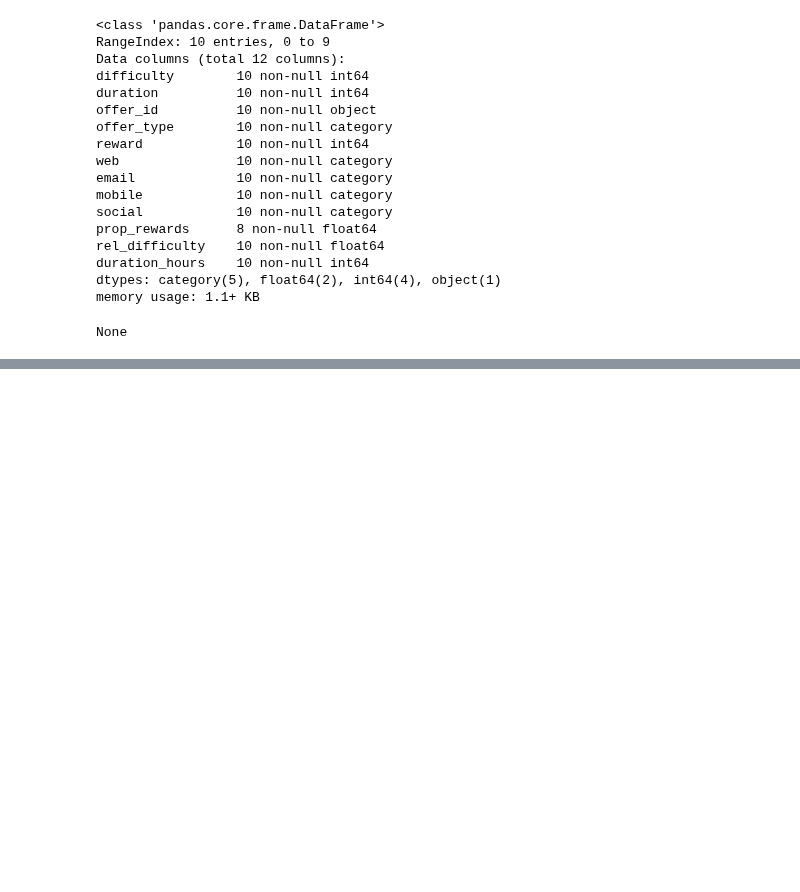
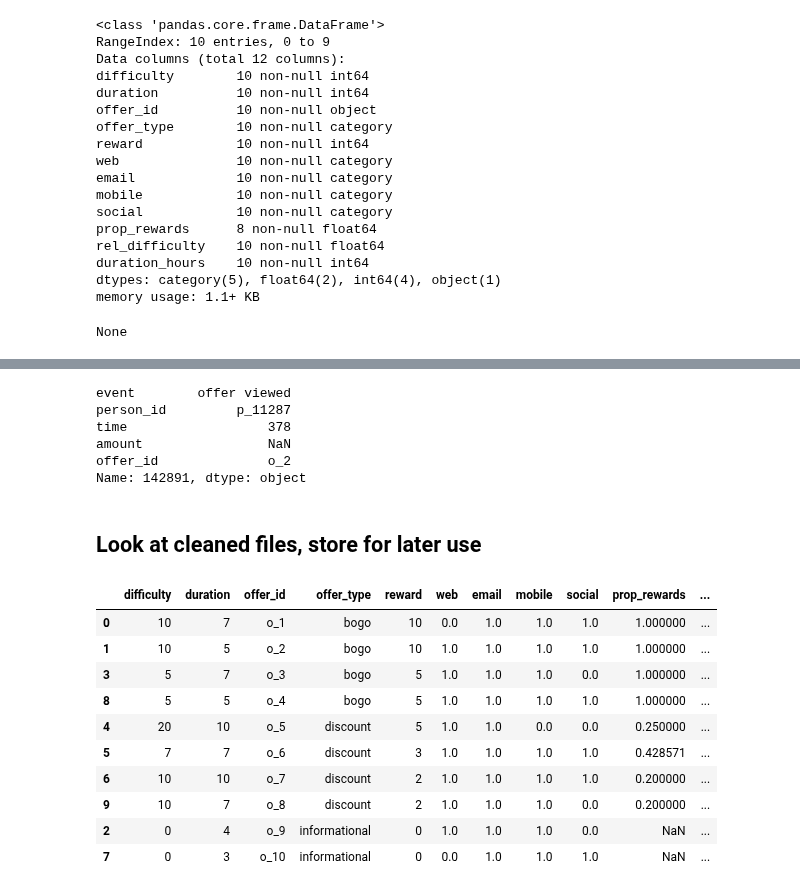
Before and after one commit to rbuerki/segmentation-challenge-starbucks, a Jupyter notebook: 1-data_prep.ipynb, the cells around one changed output, grey strips where cells are left out. Cells and saved outputs as stored; diff of their text form; code cells hidden in the pictures; blank space fills up the shorter version.

```diff
--- a/1-data_prep.ipynb
+++ b/1-data_prep.ipynb
@@ -241,0 +404,28 @@ None
+# %%
+# additional safety checks
+assert transcript.loc[228390, 'offer_id'] == offer_id_dict['fafdcd668e3743c1bb461111dcafc2a4']
+assert transcript.loc[142891, 'offer_id'] == offer_id_dict['4d5c57ea9a6940dd891ad53e9dbe8da0']
+print(transcript.loc[142891, :])
+# %% [output]
+event        offer viewed
+person_id         p_11287
+time                  378
+amount                NaN
+offer_id              o_2
+Name: 142891, dtype: object
+# %% [markdown]
+## Look at cleaned files, store for later use
+# %%
+portfolio
+# %% [output]
+|  | difficulty | duration | offer_id | offer_type | reward | web | email | mobile | social | prop_rewards | ... |
+| 0 | 10 | 7 | o_1 | bogo | 10 | 0.0 | 1.0 | 1.0 | 1.0 | 1.000000 | ... |
+| 1 | 10 | 5 | o_2 | bogo | 10 | 1.0 | 1.0 | 1.0 | 1.0 | 1.000000 | ... |
+| 3 | 5 | 7 | o_3 | bogo | 5 | 1.0 | 1.0 | 1.0 | 0.0 | 1.000000 | ... |
+| 8 | 5 | 5 | o_4 | bogo | 5 | 1.0 | 1.0 | 1.0 | 1.0 | 1.000000 | ... |
+| 4 | 20 | 10 | o_5 | discount | 5 | 1.0 | 1.0 | 0.0 | 0.0 | 0.250000 | ... |
+| 5 | 7 | 7 | o_6 | discount | 3 | 1.0 | 1.0 | 1.0 | 1.0 | 0.428571 | ... |
+| 6 | 10 | 10 | o_7 | discount | 2 | 1.0 | 1.0 | 1.0 | 1.0 | 0.200000 | ... |
+| 9 | 10 | 7 | o_8 | discount | 2 | 1.0 | 1.0 | 1.0 | 0.0 | 0.200000 | ... |
+| 2 | 0 | 4 | o_9 | informational | 0 | 1.0 | 1.0 | 1.0 | 0.0 | NaN | ... |
+| 7 | 0 | 3 | o_10 | informational | 0 | 0.0 | 1.0 | 1.0 | 1.0 | NaN | ... |
```
Also changed, not shown: parts of 21 cells of this notebook, 3 other files.
